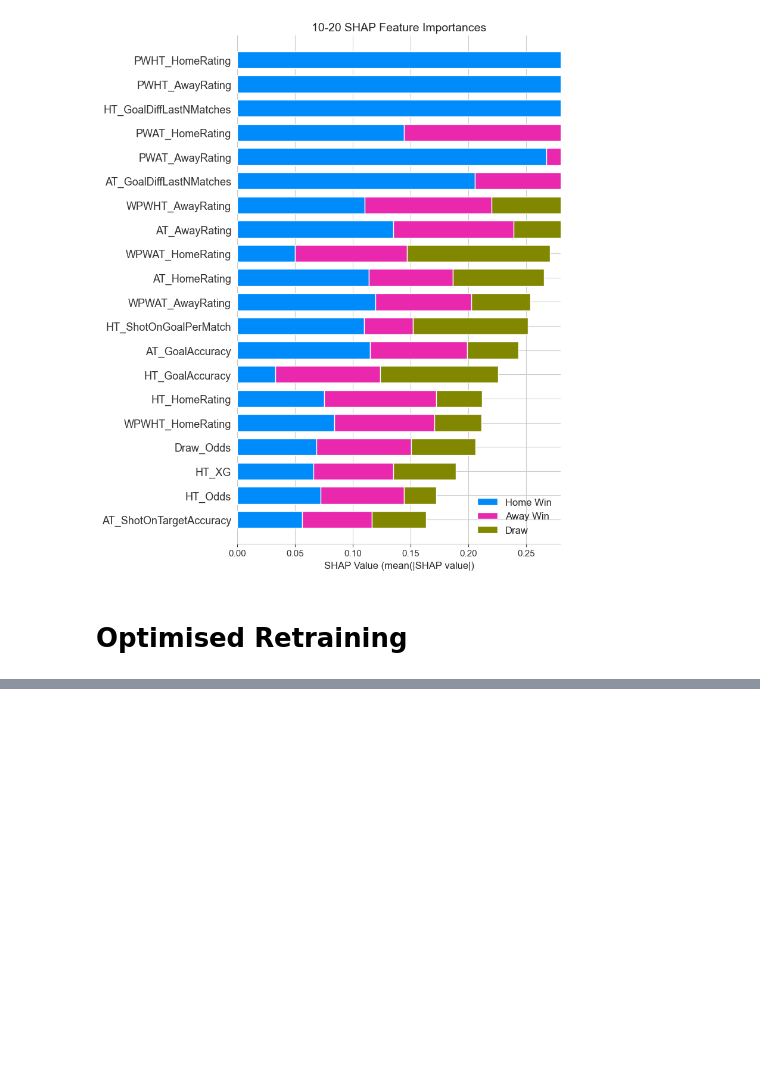
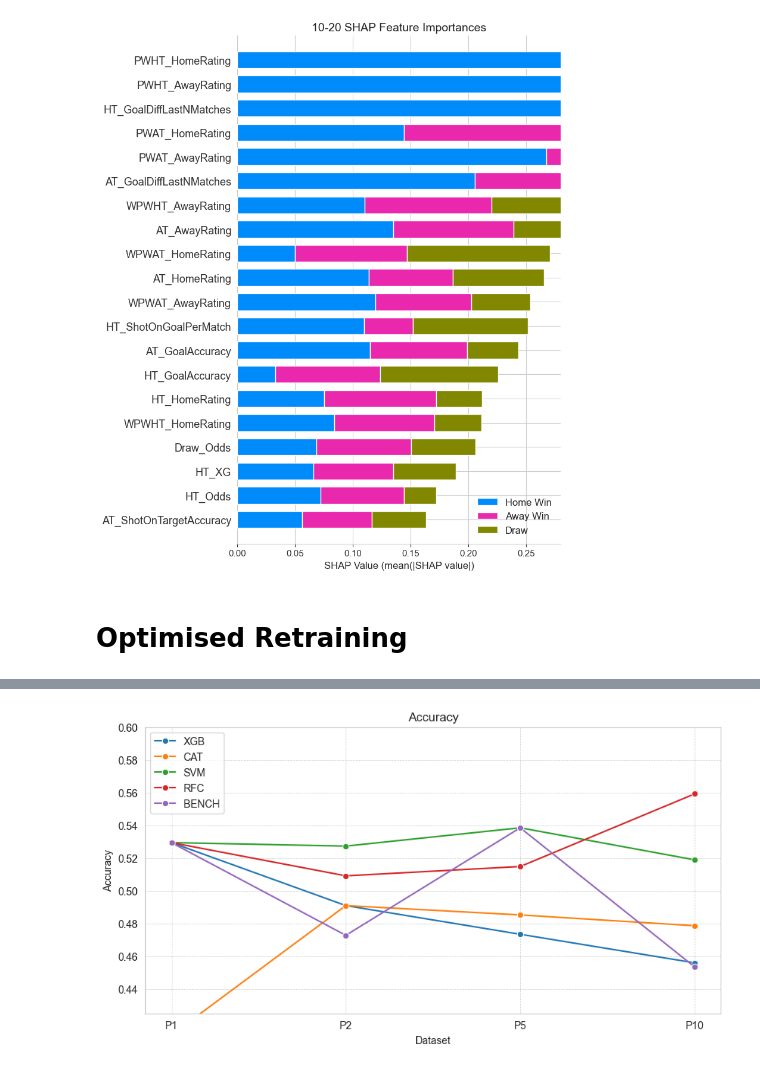
Before and after one commit to hubamatyas/Football-Arbitrage-Value-Betting, a Jupyter notebook: notebooks/model.ipynb, the cells around one changed output, grey strips where cells are left out. Drawn from its saved outputs; the diff is of its cells as text; code cells hidden in the pictures; blank space fills up the shorter version.

```diff
--- a/notebooks/model.ipynb
+++ b/notebooks/model.ipynb
@@ -220,0 +222,26 @@ full_feature_params = {
+# %%
+# initalise a dict of dicts to store the results for each dataset and model
+metrics = ["Accuracy", "F1", "Precision", "Recall", "CrossVal"]
+results = { metric: { dataset: { model_name: 0 for model_name in models.keys() } for dataset in datasets.keys() } for metric in metrics }
+# %%
+accuracy_results = { dataset: { model_name: 0 for model_name in models.keys() } for dataset in datasets.keys() }
+
+for dataset_name, df in datasets.items():
+    train, test, unique_teams = model.pre_process_data(df)
+    X_train_all, y_train, X_test_all, y_test = model.feature_engineering(train, test, unique_teams, shap_feature_params)
+    X_train_team_performance, _, X_test_team_performance, _ = model.feature_engineering(train, test, unique_teams, team_performance_feature_params)
+
+    for model_name, (feature_params, ml_model) in models.items():
+        if model_name == "BENCH":
+            X_train, X_test = X_train_team_performance.copy(), X_test_team_performance.copy()
+        else:
+            X_train, X_test = X_train_all.copy(), X_test_all.copy()
+
+        ml_model.fit(X_train, y_train)
+        y_pred = ml_model.predict(X_test)
+
+        results["Accuracy"][dataset_name][model_name] = accuracy_score(y_test, y_pred)
+        results["F1"][dataset_name][model_name] = f1_score(y_test, y_pred, average='weighted')
+        results["Precision"][dataset_name][model_name] = precision_score(y_test, y_pred, average='weighted')
+        results["Recall"][dataset_name][model_name] = recall_score(y_test, y_pred, average='weighted')
+        results["CrossVal"][dataset_name][model_name] = cross_val_score(ml_model, X_train, y_train, cv=5, scoring='accuracy').mean()
@@ -220,0 +253,17 @@ full_feature_params = {
+# %%
+# Plot accuracy results on a line chart
+plt.figure(figsize=(10, 5))
+df = pd.DataFrame(results["Accuracy"])
+df = df.T.reset_index().rename(columns={"index": "Dataset"})
+df = df.melt(id_vars=["Dataset"], var_name="Model", value_name="Accuracy")
+
+sns.set_palette("tab10")
+sns.lineplot(x="Dataset", y="Accuracy", hue="Model", data=df, marker="o")
+plt.title("Accuracy")
+plt.legend(fontsize='medium')
+plt.grid(True, which='both', linestyle='--', linewidth=0.5)
+plt.ylim(0.425, .6)
+plt.savefig("accuracy_results.pdf")
+plt.show()
+# %% [output]
+[figure, added]
```
Also changed, not shown: parts of 9 cells of this notebook, 4 other files.
